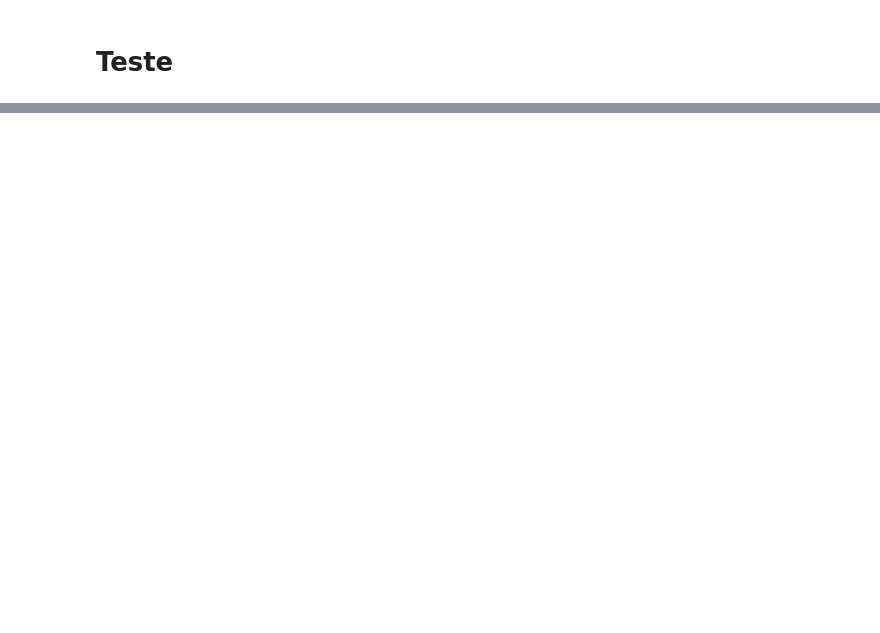
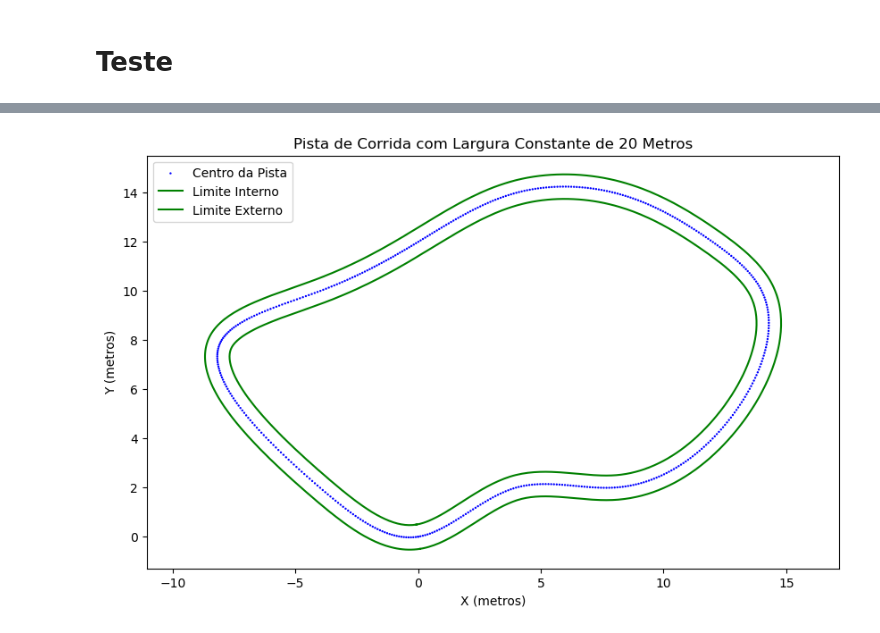
Before and after one commit to Nielo-47/ICA, a Jupyter notebook: fuzzy_dc_motor.ipynb, the cells around one changed output, grey strips where cells are left out. Saved outputs shown, nothing was run; the diff lists cells and outputs as text; code cells hidden in the pictures; blank space fills up the shorter version.

```diff
--- a/fuzzy_dc_motor.ipynb
+++ b/fuzzy_dc_motor.ipynb
@@ -437,0 +290,63 @@ ValueError: x and y must have same first dimension, but have shapes (1714,) and
+# %%
+import numpy as np
+import matplotlib.pyplot as plt
+from scipy.interpolate import splprep, splev
+
+def generate_race_track():
+    # Define key control points for the track (mix of curves and straights)
+    control_points = np.array([
+        [0, 0], [2, 1], [4, 1],  # First straight
+        [6, 2], [7, 5], [6, 6],  # First curve
+        [4, 7], [2, 7], [0, 6],  # Second straight
+        [-2, 5], [-4, 4], [-2, 1],  # Second curve
+        [0, 0]  # Close the loop
+    ]).T * 2  # Transpose for compatibility
+
+    # Generate a smooth spline curve through control points
+    tck, u = splprep(control_points, s=0, per=True)  # Closed curve
+    u_fine = np.linspace(0, 1, 500)  # Increased number of points for smoothness
+    smooth_track = splev(u_fine, tck)
+
+    return smooth_track[0], smooth_track[1]
+
+
+def generate_road_limits(x, y, width=0.5):
+    """
+    Gera os limites interno e externo da estrada com largura constante.
+    """
+    # Calcular a direção tangente à pista
+    dx = np.gradient(x)
+    dy = np.gradient(y)
+
+    # Calcular a direção perpendicular (vetor normal)
+    norm = np.sqrt(dx**2 + dy**2)
+    nx = -dy / norm
+    ny = dx / norm
+
+    # Calcular os limites interno e externo
+    x_inner = x - nx * width / 2
+    y_inner = y - ny * width / 2
+    x_outer = x + nx * width / 2
+    y_outer = y + ny * width / 2
+
+    return np.column_stack((x_inner, y_inner, x_outer, y_outer))
+
+# Gerar os pontos suavizados da pista
+x_smooth, y_smooth = generate_race_track()
+
+# Gerar os limites da estrada com largura constante de 20 metros
+limits = generate_road_limits(x_smooth, y_smooth, width=1)
+
+# Plotar a pista e os limites da estrada
+plt.figure(figsize=(10, 6))
+plt.scatter(x_smooth, y_smooth, label="Centro da Pista", color="blue", linestyle="--", s=0.5)
+plt.plot(limits[:,0], limits[:,1], label="Limite Interno", color="green")
+plt.plot(limits[:,2], limits[:,3], label="Limite Externo", color="green")
+plt.title("Pista de Corrida com Largura Constante de 20 Metros")
+plt.xlabel("X (metros)")
+plt.ylabel("Y (metros)")
+plt.axis("equal")
+plt.legend()
+plt.show()
+# %% [output]
+[figure, added]
```
Also changed, not shown: parts of 9 cells of this notebook, 2 other files.
